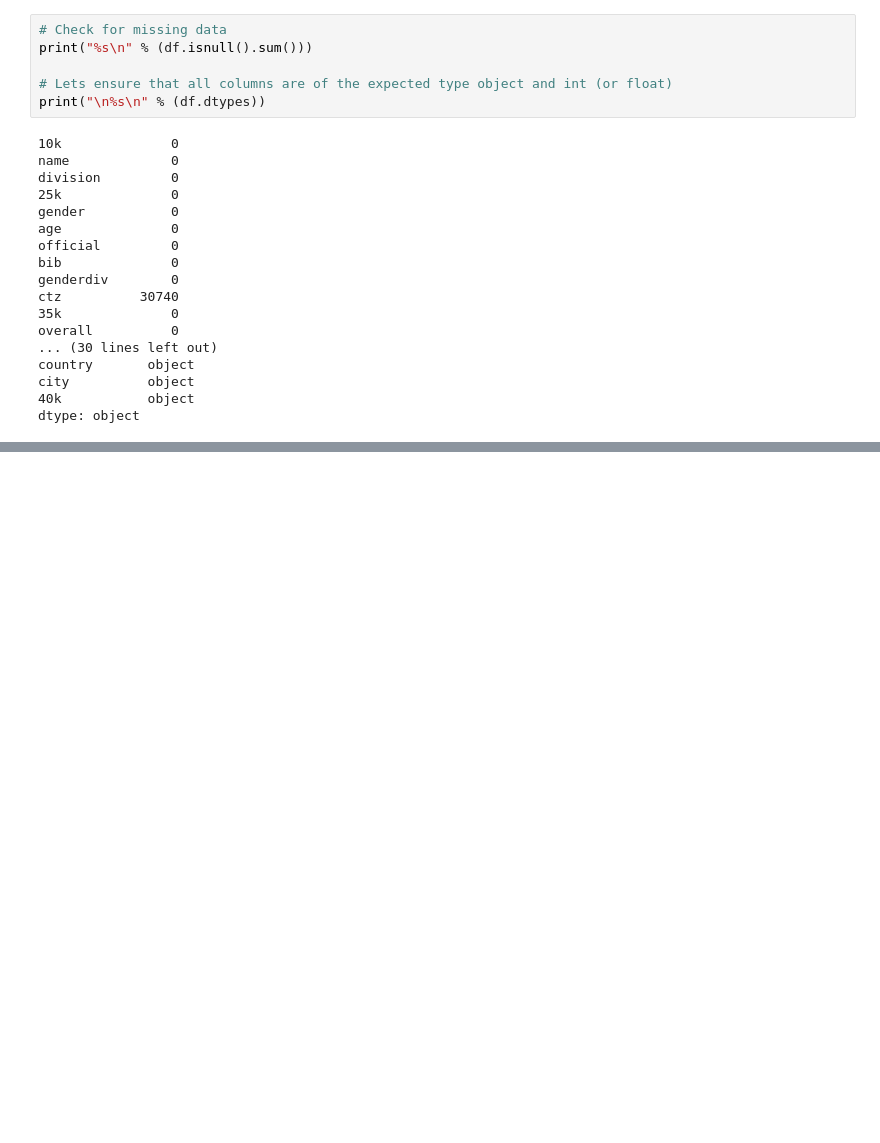
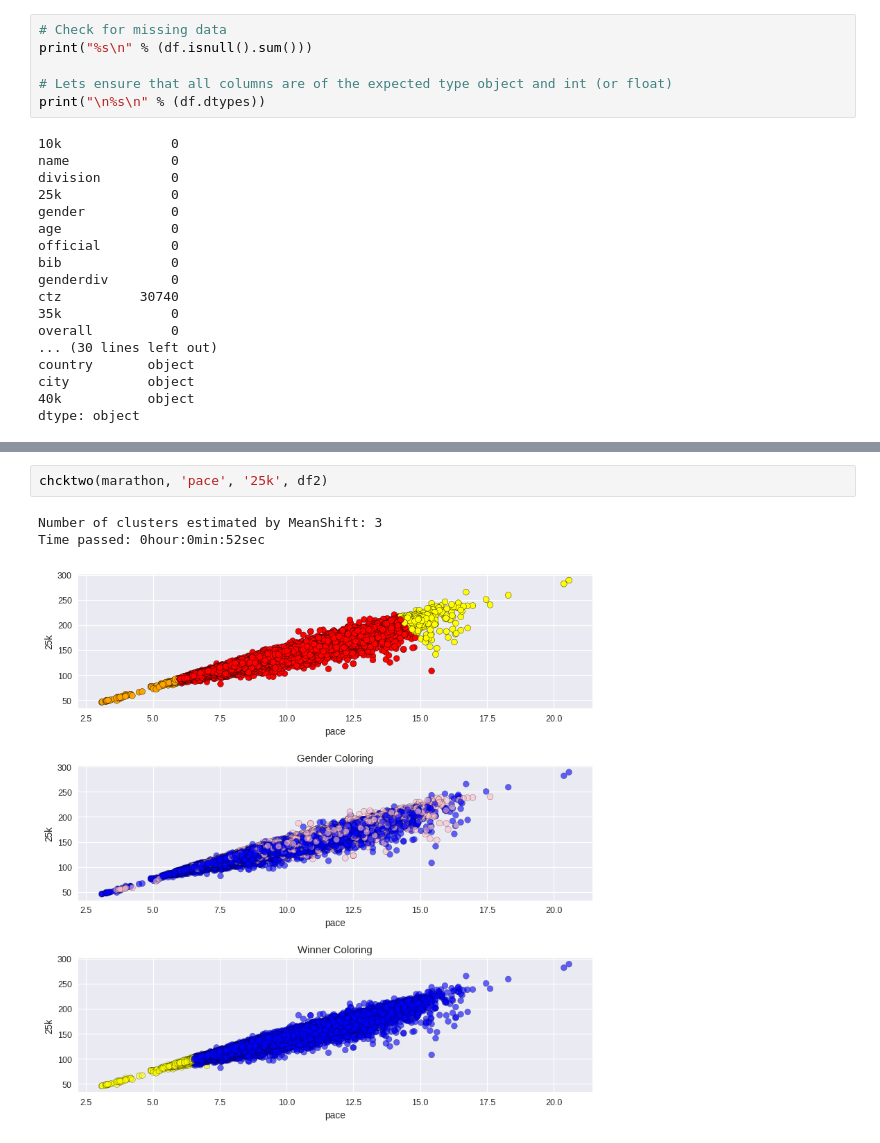
Before and after one commit to gurkpet/Thinkful-Lessons, a Jupyter notebook: Thinkful 4.2/BostonMarathon2.0.ipynb, the cells around one changed output, grey strips where cells are left out. Cells and saved outputs as stored; diff of their text form; blank space fills up the shorter version.

```diff
--- a/Thinkful 4.2/BostonMarathon2.0.ipynb
+++ b/Thinkful 4.2/BostonMarathon2.0.ipynb
@@ -188,0 +227,6 @@ Time passed: 0hour:0min:56sec
+# %%
+chcktwo(marathon, 'pace', '25k', df2)
+# %% [output]
+Number of clusters estimated by MeanShift: 3
+Time passed: 0hour:0min:52sec
+[figure, added]
```
Also changed, not shown: parts of 24 cells of this notebook.
